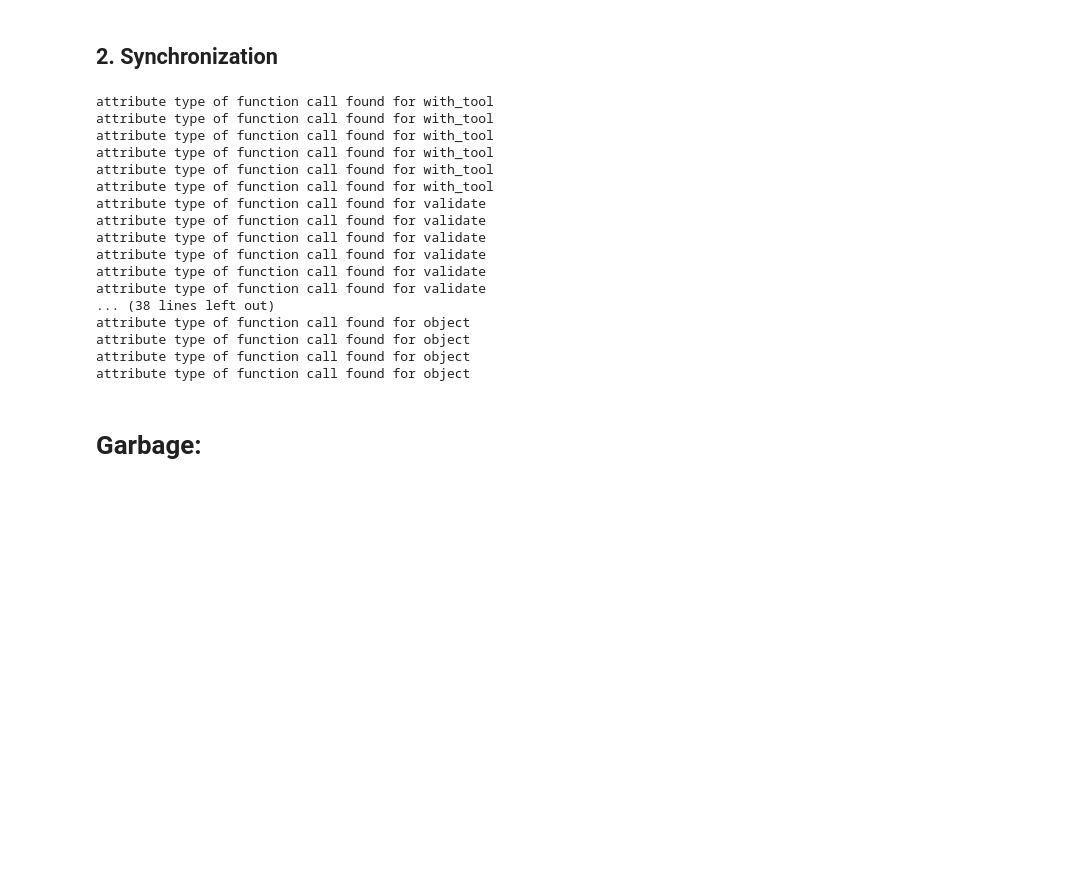
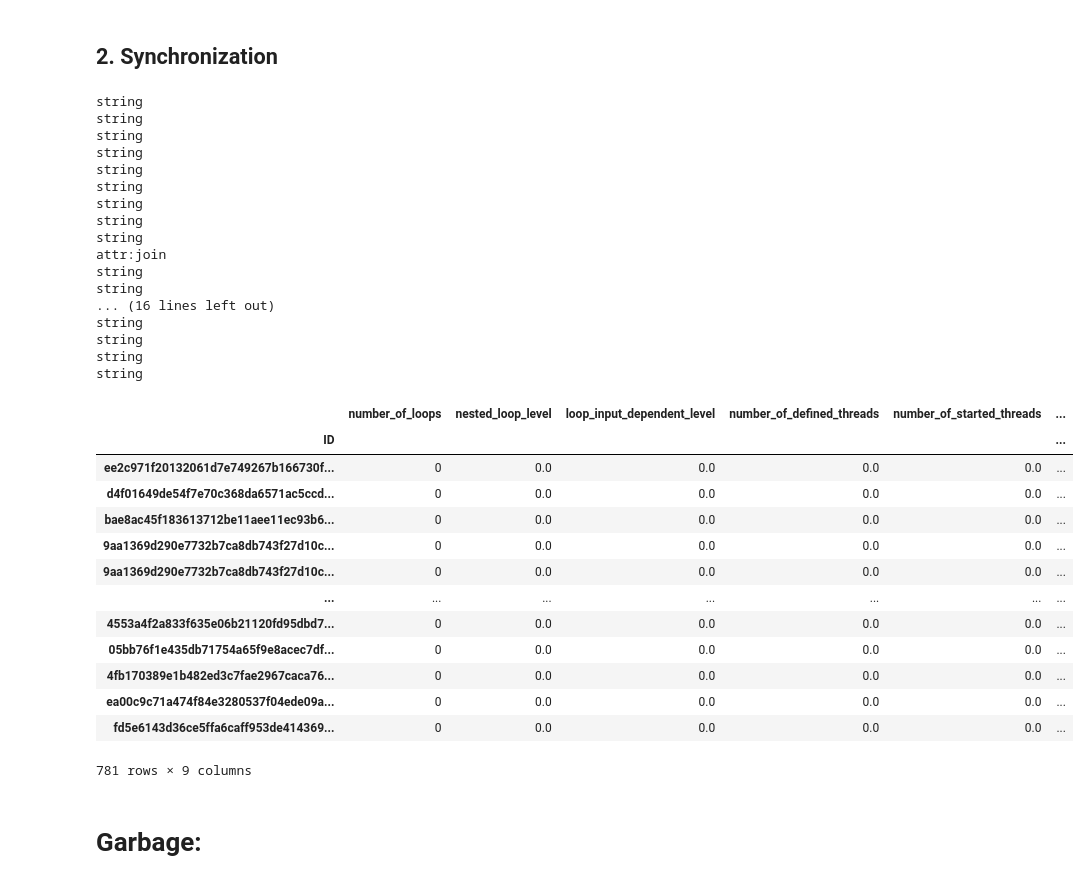
Before and after one commit to amirmahdiKhosravi/Adaptive-Logging-System, a Jupyter notebook: code/feature-extraction.ipynb, the cells around one changed output. Drawn from its saved outputs; the diff is of its cells as text; code cells hidden in the pictures; blank space fills up the shorter version.

```diff
--- a/code/feature-extraction.ipynb
+++ b/code/feature-extraction.ipynb
@@ -264,29 +274,61 @@ def func_call_finder(func_call_to_find, node):
 # %%
 for function_node in func_nodes_of_files:
     number_of_defined_threads = func_call_finder("Thread", function_node)
+    #print(number_of_defined_threads)
     number_of_started_threads = func_call_finder("start", function_node)
-    number_of_started_threads = func_call_finder("join", function_node)
-    number_of_started_threads = func_call_finder("Lock", function_node)
-    number_of_started_threads = func_call_finder("acquire", function_node)
-    number_of_started_threads = func_call_finder("release", function_node)
+    #print(number_of_started_threads)
+    number_of_join_threads = func_call_finder("join", function_node)
+    #print(number_of_join_threads)
+    number_of_defined_locks = func_call_finder("Lock", function_node)
+    #print(number_of_defined_locks)
+    number_of_acquired_locks_threads = func_call_finder("acquire", function_node)
+    #print(number_of_acquired_locks_threads)
+    number_of_released_locks = func_call_finder("release", function_node)
+    #print(number_of_released_locks)
+    #print("...........................................")
+
+    ID = hashlib.sha1(str.encode(function_node.name)).hexdigest()
+    df.at[ID, "number_of_defined_threads"] = int(number_of_defined_threads)
+    df.at[ID, "number_of_started_threads"] = int(number_of_started_threads)
+    df.at[ID, "number_of_join_threads"] = int(number_of_join_threads)
+    df.at[ID, "number_of_defined_locks"] = int(number_of_defined_locks)
+    df.at[ID, "number_of_acquired_locks_threads"] = int(number_of_acquired_locks_threads)
+    df.at[ID, "number_of_released_locks"] = int(number_of_released_locks)
 # %% [output]
-attribute type of function call found for with_tool
-attribute type of function call found for with_tool
-attribute type of function call found for with_tool
-attribute type of function call found for with_tool
-attribute type of function call found for with_tool
-attribute type of function call found for with_tool
-attribute type of function call found for validate
-attribute type of function call found for validate
-attribute type of function call found for validate
-attribute type of function call found for validate
-attribute type of function call found for validate
-attribute type of function call found for validate
-... (38 lines left out)
-attribute type of function call found for object
-attribute type of function call found for object
-attribute type of function call found for object
-attribute type of function call found for object
+string
+string
+string
+string
+string
+string
+string
+string
+string
+attr:join
+string
+string
+... (16 lines left out)
+string
+string
+string
+string
+# %%
+df
+# %% [output]
+|  | number_of_loops | nested_loop_level | loop_input_dependent_level | number_of_defined_threads | number_of_started_threads | ... |
+| ID |  |  |  |  |  | ... |
+| ee2c971f20132061d7e749267b166730f... | 0 | 0.0 | 0.0 | 0.0 | 0.0 | ... |
+| d4f01649de54f7e70c368da6571ac5ccd... | 0 | 0.0 | 0.0 | 0.0 | 0.0 | ... |
+| bae8ac45f183613712be11aee11ec93b6... | 0 | 0.0 | 0.0 | 0.0 | 0.0 | ... |
+| 9aa1369d290e7732b7ca8db743f27d10c... | 0 | 0.0 | 0.0 | 0.0 | 0.0 | ... |
+| 9aa1369d290e7732b7ca8db743f27d10c... | 0 | 0.0 | 0.0 | 0.0 | 0.0 | ... |
+| ... | ... | ... | ... | ... | ... | ... |
+| 4553a4f2a833f635e06b21120fd95dbd7... | 0 | 0.0 | 0.0 | 0.0 | 0.0 | ... |
+| 05bb76f1e435db71754a65f9e8acec7df... | 0 | 0.0 | 0.0 | 0.0 | 0.0 | ... |
+| 4fb170389e1b482ed3c7fae2967caca76... | 0 | 0.0 | 0.0 | 0.0 | 0.0 | ... |
+| ea00c9c71a474f84e3280537f04ede09a... | 0 | 0.0 | 0.0 | 0.0 | 0.0 | ... |
+| fd5e6143d36ce5ffa6caff953de414369... | 0 | 0.0 | 0.0 | 0.0 | 0.0 | ... |
+781 rows × 9 columns
 # %% [markdown]
 # Garbage:
 # %%
```
Also changed, not shown: parts of 3 cells of this notebook, 1 other file.
